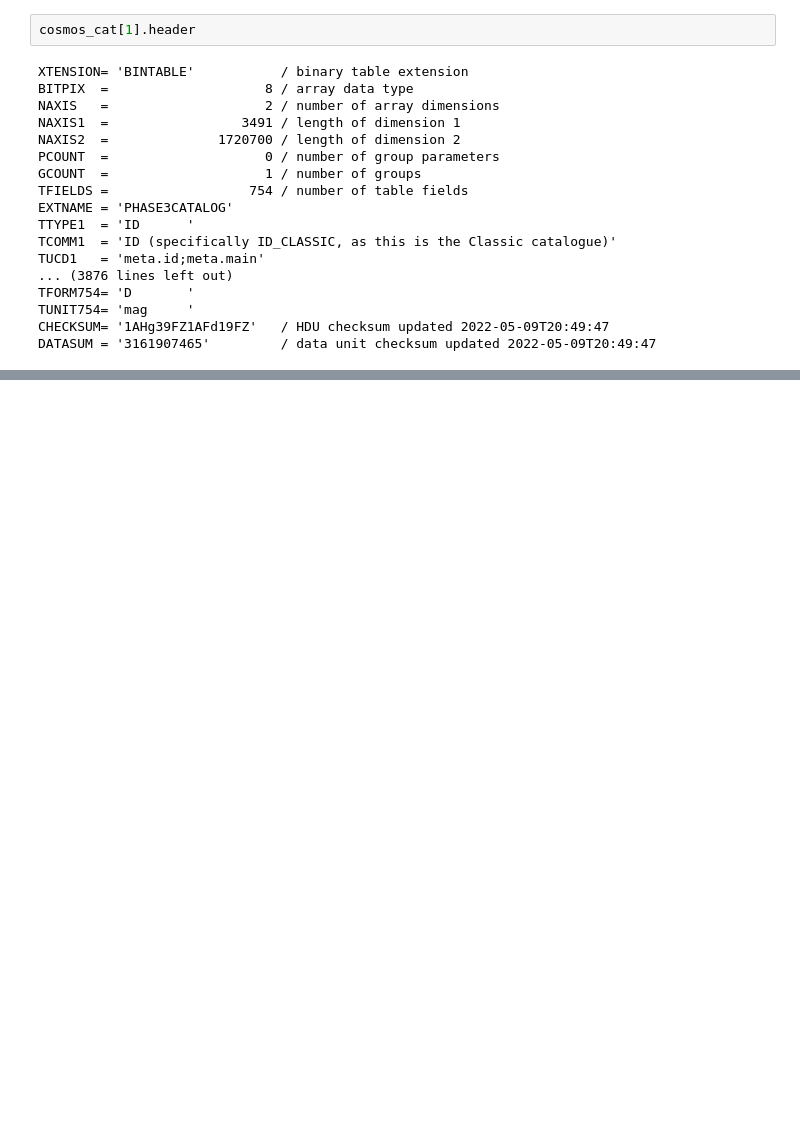
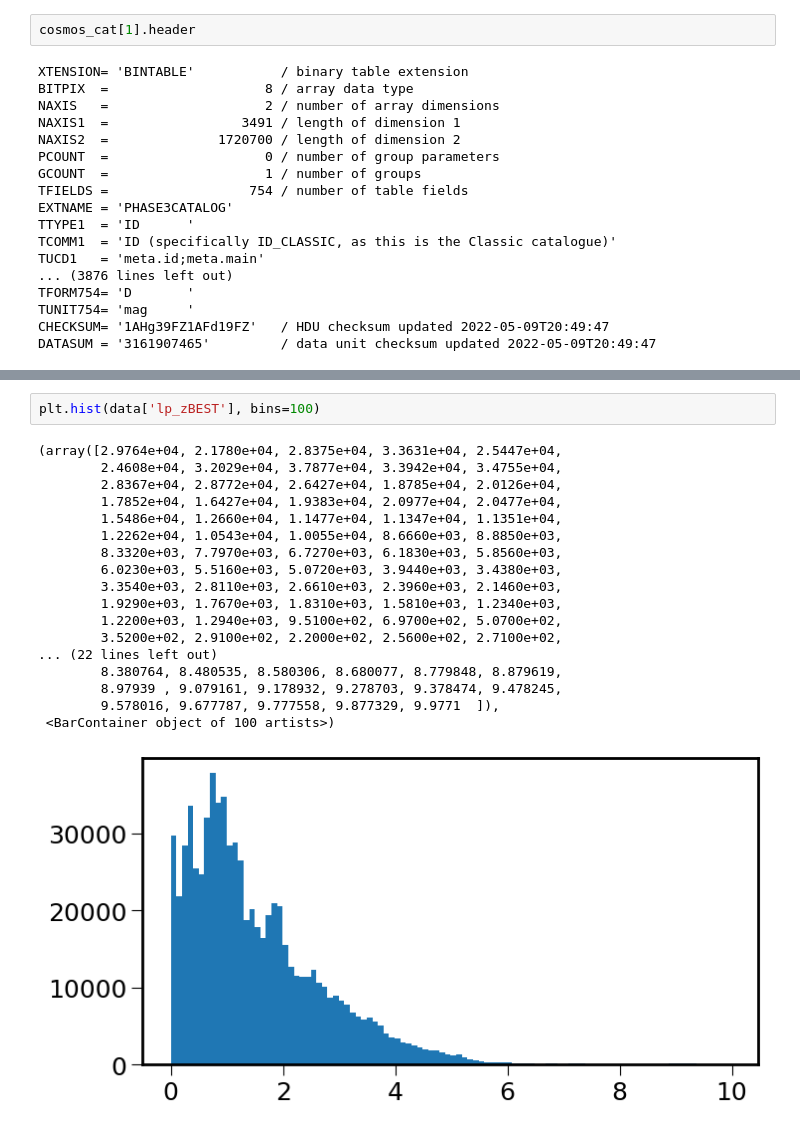
Before and after one commit to JospehCeh/lephare_cosmos, a Jupyter notebook: read_COSMOS2020.ipynb, the cells around one changed output, grey strips where cells are left out. Cells and saved outputs as stored; diff of their text form; blank space fills up the shorter version.

```diff
--- a/read_COSMOS2020.ipynb
+++ b/read_COSMOS2020.ipynb
@@ -118,0 +145,21 @@ cosmos_cat.close()
+# %%
+plt.hist(data['lp_zBEST'], bins=100)
+# %% [output]
+(array([2.9764e+04, 2.1780e+04, 2.8375e+04, 3.3631e+04, 2.5447e+04,
+        2.4608e+04, 3.2029e+04, 3.7877e+04, 3.3942e+04, 3.4755e+04,
+        2.8367e+04, 2.8772e+04, 2.6427e+04, 1.8785e+04, 2.0126e+04,
+        1.7852e+04, 1.6427e+04, 1.9383e+04, 2.0977e+04, 2.0477e+04,
+        1.5486e+04, 1.2660e+04, 1.1477e+04, 1.1347e+04, 1.1351e+04,
+        1.2262e+04, 1.0543e+04, 1.0055e+04, 8.6660e+03, 8.8850e+03,
+        8.3320e+03, 7.7970e+03, 6.7270e+03, 6.1830e+03, 5.8560e+03,
+        6.0230e+03, 5.5160e+03, 5.0720e+03, 3.9440e+03, 3.4380e+03,
+        3.3540e+03, 2.8110e+03, 2.6610e+03, 2.3960e+03, 2.1460e+03,
+        1.9290e+03, 1.7670e+03, 1.8310e+03, 1.5810e+03, 1.2340e+03,
+        1.2200e+03, 1.2940e+03, 9.5100e+02, 6.9700e+02, 5.0700e+02,
+        3.5200e+02, 2.9100e+02, 2.2000e+02, 2.5600e+02, 2.7100e+02,
+... (22 lines left out)
+        8.380764, 8.480535, 8.580306, 8.680077, 8.779848, 8.879619,
+        8.97939 , 9.079161, 9.178932, 9.278703, 9.378474, 9.478245,
+        9.578016, 9.677787, 9.777558, 9.877329, 9.9771  ]),
+ <BarContainer object of 100 artists>)
+[figure, added]
```
Also changed, not shown: parts of 4 cells of this notebook.
